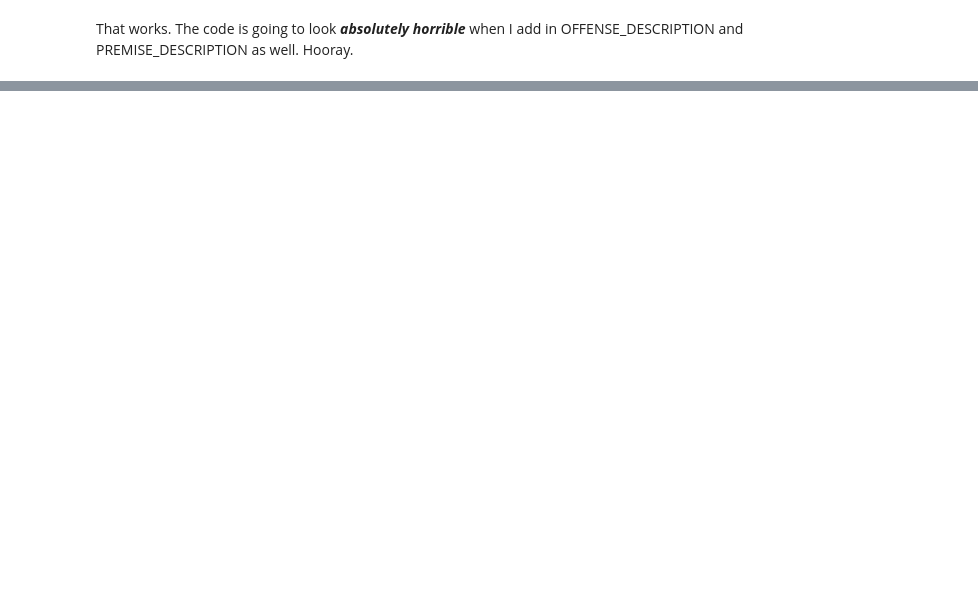
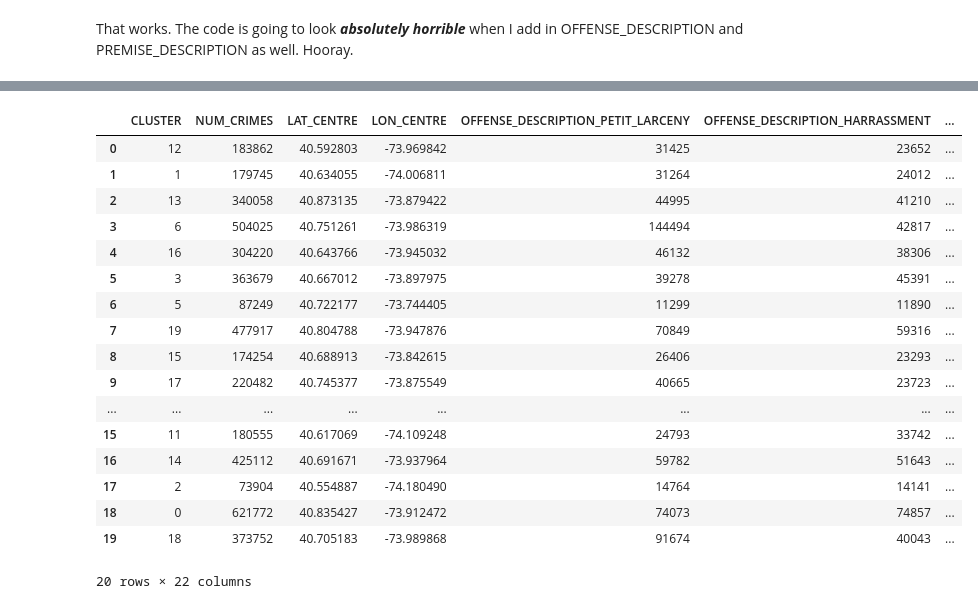
Before and after one commit to strikingmoose/nypd_complaints, a Jupyter notebook: notebook/19 - Clustering To Explore Neighbourhoods (Part IV - Continued Because Spark Hates Me).ipynb, the cells around one changed output, grey strips where cells are left out. Cells and saved outputs as stored; diff of their text form; code cells hidden in the pictures; blank space fills up the shorter version.

```diff
--- a/notebook/19 - Clustering To Explore Neighbourhoods (Part IV - Continued Because Spark Hates Me).ipynb
+++ b/notebook/19 - Clustering To Explore Neighbourhoods (Part IV - Continued Because Spark Hates Me).ipynb
@@ -289,0 +317,28 @@ df_encoded.head(10)
+# %%
+cluster_summary = %read_sql \
+SELECT \
+    CLUSTER, \
+    COUNT(*) AS NUM_CRIMES, \
+    AVG(LAT) AS LAT_CENTRE, \
+    AVG(LON) AS LON_CENTRE, \
+    SUM(OFFENSE_DESCRIPTION_PETIT_LARCENY) AS OFFENSE_DESCRIPTION_PETIT_LARCENY, \
+    SUM(OFFENSE_DESCRIPTION_HARRASSMENT) AS OFFENSE_DESCRIPTION_HARRASSMENT, \
+    SUM(OFFENSE_DESCRIPTION_ASSAULT_3) AS OFFENSE_DESCRIPTION_ASSAULT_3, \
+    SUM(OFFENSE_DESCRIPTION_MISCHIEF) AS OFFENSE_DESCRIPTION_MISCHIEF, \
+    SUM(OFFENSE_DESCRIPTION_DANGEROUS_DRUGS) AS OFFENSE_DESCRIPTION_DANGEROUS_DRUGS, \
+    SUM(OFFENSE_DESCRIPTION_FELONY_ASSAULT) AS OFFENSE_DESCRIPTION_FELONY_ASSAULT, \
+    SUM(OFFENSE_LEVEL_MISDEMEANOR) AS OFFENSE_LEVEL_MISDEMEANOR, \
+    SUM(OFFENSE_LEVEL_VIOLATION) AS OFFENSE_LEVEL_VIOLATION, \
+    SUM(OFFENSE_LEVEL_FELONY) AS OFFENSE_LEVEL_FELONY, \
+    SUM(PREMISE_DESCRIPTION_RESIDENCE_APARTMENT) AS PREMISE_DESCRIPTION_RESIDENCE_APARTMENT, \
+    SUM(PREMISE_DESCRIPTION_RESIDENCE_PUBLIC_HOUSING) AS PREMISE_DESCRIPTION_RESIDENCE_PUBLIC_HOUSING, \
+    SUM(PREMISE_DESCRIPTION_SUBWAY) AS PREMISE_DESCRIPTION_SUBWAY, \
+    SUM(PREMISE_DESCRIPTION_STREET) AS PREMISE_DESCRIPTION_STREET, \
+    SUM(PREMISE_DESCRIPTION_COMMERCIAL_BUILDING) AS PREMISE_DESCRIPTION_COMMERCIAL_BUILDING, \
+    SUM(PREMISE_DESCRIPTION_PUBLIC_SCHOOL) AS PREMISE_DESCRIPTION_PUBLIC_SCHOOL, \
+    SUM(PREMISE_DESCRIPTION_RESIDENCE_HOUSE) AS PREMISE_DESCRIPTION_RESIDENCE_HOUSE, \
+    SUM(PREMISE_DESCRIPTION_RESTAURANT_DINER) AS PREMISE_DESCRIPTION_RESTAURANT_DINER, \
+    SUM(PREMISE_DESCRIPTION_BAR_NIGHT_CLUB) AS PREMISE_DESCRIPTION_BAR_NIGHT_CLUB \
+FROM df_encoded \
+GROUP BY \
+    CLUSTER
@@ -289,0 +347,22 @@ df_encoded.head(10)
+# %%
+# View results
+cluster_summary
+# %% [output]
+|  | CLUSTER | NUM_CRIMES | LAT_CENTRE | LON_CENTRE | OFFENSE_DESCRIPTION_PETIT_LARCENY | OFFENSE_DESCRIPTION_HARRASSMENT | ... |
+| 0 | 12 | 183862 | 40.592803 | -73.969842 | 31425 | 23652 | ... |
+| 1 | 1 | 179745 | 40.634055 | -74.006811 | 31264 | 24012 | ... |
+| 2 | 13 | 340058 | 40.873135 | -73.879422 | 44995 | 41210 | ... |
+| 3 | 6 | 504025 | 40.751261 | -73.986319 | 144494 | 42817 | ... |
+| 4 | 16 | 304220 | 40.643766 | -73.945032 | 46132 | 38306 | ... |
+| 5 | 3 | 363679 | 40.667012 | -73.897975 | 39278 | 45391 | ... |
+| 6 | 5 | 87249 | 40.722177 | -73.744405 | 11299 | 11890 | ... |
+| 7 | 19 | 477917 | 40.804788 | -73.947876 | 70849 | 59316 | ... |
+| 8 | 15 | 174254 | 40.688913 | -73.842615 | 26406 | 23293 | ... |
+| 9 | 17 | 220482 | 40.745377 | -73.875549 | 40665 | 23723 | ... |
+| ... | ... | ... | ... | ... | ... | ... | ... |
+| 15 | 11 | 180555 | 40.617069 | -74.109248 | 24793 | 33742 | ... |
+| 16 | 14 | 425112 | 40.691671 | -73.937964 | 59782 | 51643 | ... |
+| 17 | 2 | 73904 | 40.554887 | -74.180490 | 14764 | 14141 | ... |
+| 18 | 0 | 621772 | 40.835427 | -73.912472 | 74073 | 74857 | ... |
+| 19 | 18 | 373752 | 40.705183 | -73.989868 | 91674 | 40043 | ... |
+20 rows × 22 columns
```
Also changed, not shown: parts of 19 cells of this notebook.
